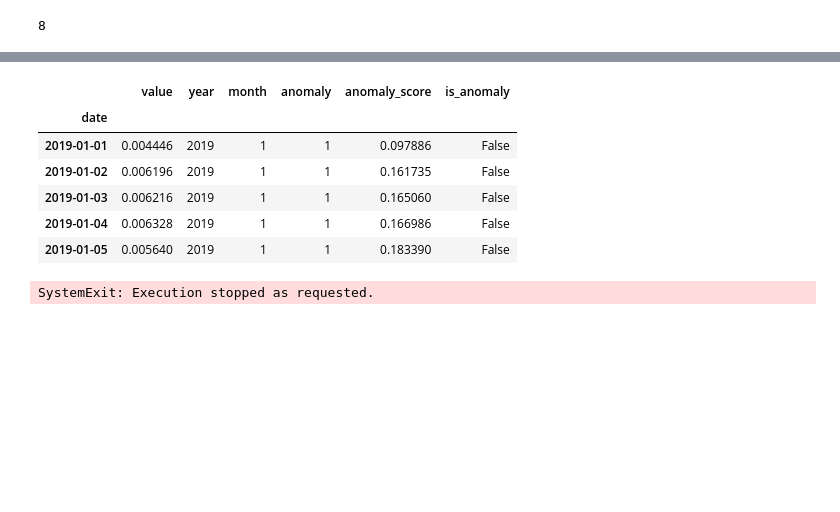
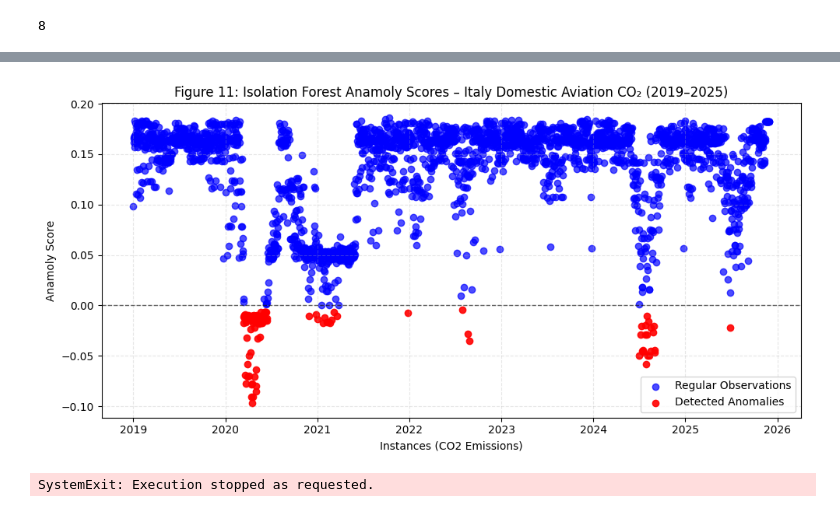
Before and after one commit to thisishasan/data_mining_and_machine_learning, a Jupyter notebook: data_mining_machine_learning.ipynb, the cells around one changed output, grey strips where cells are left out. Drawn from its saved outputs; the diff is of its cells as text; code cells hidden in the pictures; blank space fills up the shorter version.

```diff
--- a/data_mining_machine_learning.ipynb
+++ b/data_mining_machine_learning.ipynb
@@ -1121,10 +1073,0 @@ display(df_isolation_forest_output[df_isolation_forest_output['is_anomaly'] == T
-# %%
-display(df_isolation_forest_output[df_isolation_forest_output['is_anomaly'] == False].head())
-# %% [output]
-|  | value | year | month | anomaly | anomaly_score | is_anomaly |
-| date |  |  |  |  |  |  |
-| 2019-01-01 | 0.004446 | 2019 | 1 | 1 | 0.097886 | False |
-| 2019-01-02 | 0.006196 | 2019 | 1 | 1 | 0.161735 | False |
-| 2019-01-03 | 0.006216 | 2019 | 1 | 1 | 0.165060 | False |
-| 2019-01-04 | 0.006328 | 2019 | 1 | 1 | 0.166986 | False |
-| 2019-01-05 | 0.005640 | 2019 | 1 | 1 | 0.183390 | False |
@@ -1131,3 +1120,12 @@ display(df_isolation_forest_output[df_isolation_forest_output['is_anomaly'] == F
+# %%
+visualize_anomaly_scores(
+    df_isolation_forest_output,
+    score_column="anomaly_score",
+    label_column="anomaly",
+    figure_title="Figure 11: Isolation Forest Anamoly Scores – Italy Domestic Aviation CO₂ (2019–2025)"
+)
+# %% [output]
+[figure, added]
 # %%
 raise SystemExit("Execution stopped as requested.")
 # %% [output]
```
Also changed, not shown: parts of 13 cells of this notebook.
